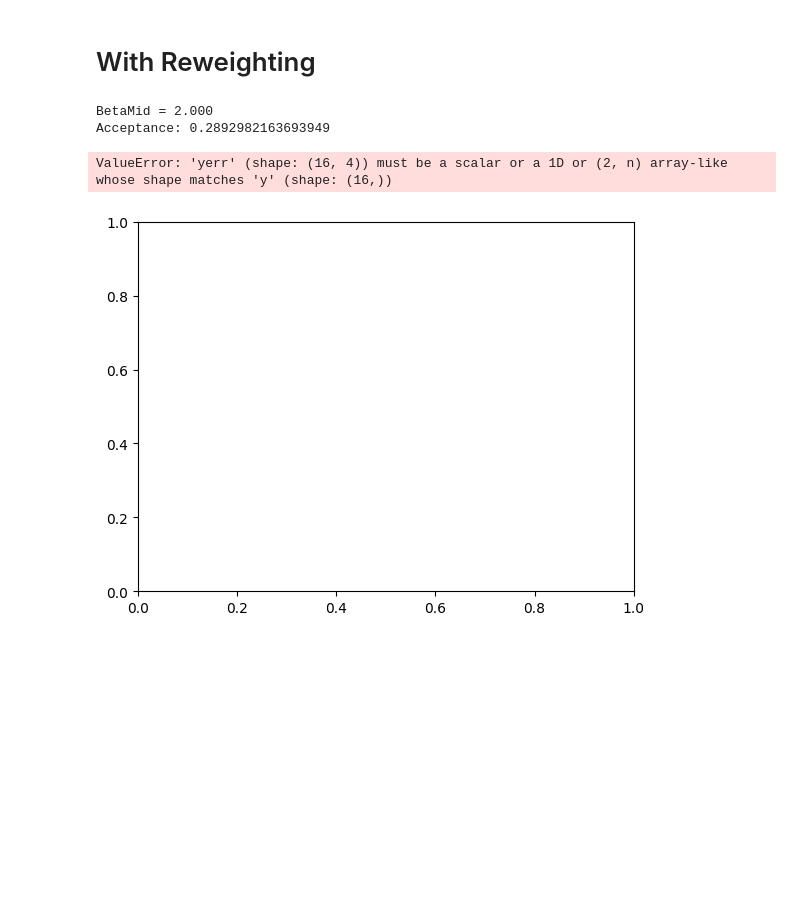
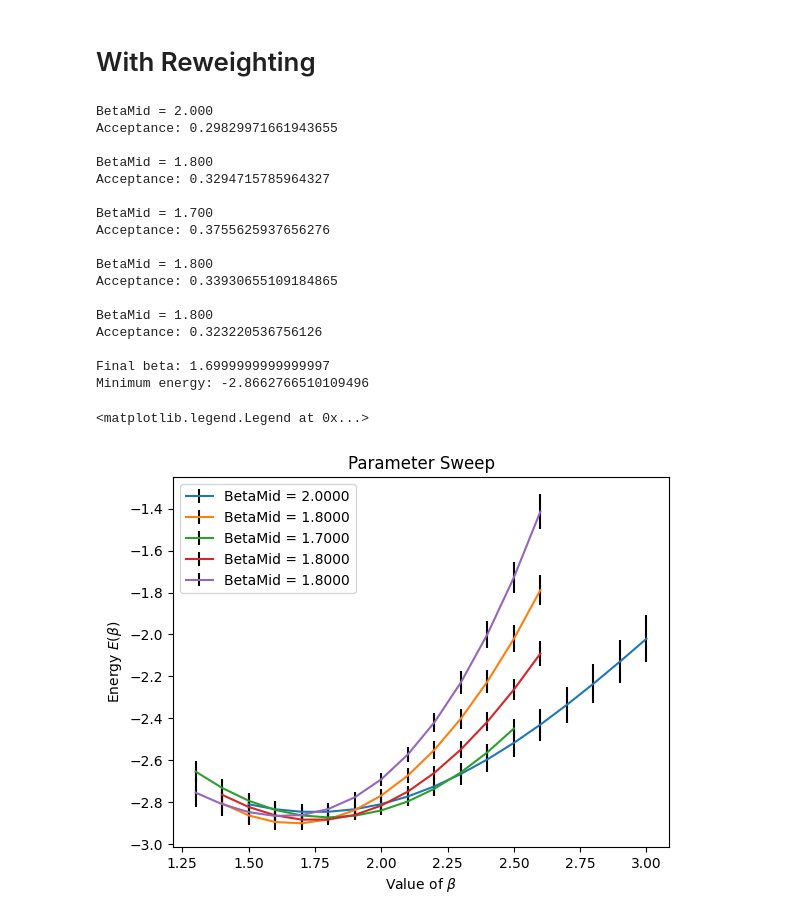
Before and after one commit to guilhermebaos/QUARMEN-Lessons, a Jupyter notebook: Computational-Solid-State/00-Exam-QMC/he.ipynb, the cells around one changed output. Saved outputs shown, nothing was run; the diff lists cells and outputs as text; code cells hidden in the pictures; blank space fills up the shorter version.

```diff
--- a/Computational-Solid-State/00-Exam-QMC/he.ipynb
+++ b/Computational-Solid-State/00-Exam-QMC/he.ipynb
@@ -215,7 +215,7 @@ for _ in range(betaSteps):
     Rs1, Rs2, Rsd = samplePos(sampleM, betaMid, delta)
     Rs1, Rs2, Rsd = Rs1[discard:], Rs2[discard:], Rsd[discard:]
     El = -betaMid**2 + betaMid * (1/Rs1 + 1/Rs2) - (2/Rs1 + 2/Rs2) + 1/Rsd
-    Neff = sampleNeff(El)
+    ave, var, timecorr, Neff = sampleNeff(El)
     for beta in bbRange:
         # Calculate weights
         ww = np.exp(-2 * (beta - betaMid) * (Rs1 + Rs2))
@@ -225,33 +225,48 @@ for _ in range(betaSteps):
         if m < 0.5:
             continue
 
         bb += [beta]
 
         El = -beta**2 + beta * (1/Rs1 + 1/Rs2) - (2/Rs1 + 2/Rs2) + 1/Rsd
         Estd += [np.std(El) / np.sqrt(Neff)]
         Ebeta += [(np.sum(El * ww)) / (np.sum(ww))]
 
     # Plot results
     plt.errorbar(bb, Ebeta, yerr=Estd, ecolor="black", label=f"BetaMid = {betaMid:.4f}")
 
     # Target function
     target = [Ebeta[i] + stdW * Estd[i] for i in range(len(bb))]
 
     betaMini = bb[target.index(min(target))]
     betaMid = betaMini
     betaRange *= betaMult
     print("")
 
 
 print(f"Final beta: {betaMini}")
 print(f"Minimum energy: {min(Ebeta)}")
 
 plt.xlabel("Value of $\\beta$")
 plt.ylabel("Energy $E(\\beta)$")
 plt.title("Parameter Sweep")
 plt.legend()
 # %% [output]
 BetaMid = 2.000
-Acceptance: 0.2892982163693949
+Acceptance: 0.29829971661943655
+
+BetaMid = 1.800
+Acceptance: 0.3294715785964327
+
+BetaMid = 1.700
+Acceptance: 0.3755625937656276
+
+BetaMid = 1.800
+Acceptance: 0.33930655109184865
+
+BetaMid = 1.800
+Acceptance: 0.323220536756126
+
+Final beta: 1.6999999999999997
+Minimum energy: -2.8662766510109496
-ValueError: 'yerr' (shape: (16, 4)) must be a scalar or a 1D or (2, n) array-like whose shape matches 'y' (shape: (16,))
+<matplotlib.legend.Legend at 0x...>
-[figure, old version]
+[figure, new version]
```
Also changed, not shown: parts of 1 cell of this notebook, 37 other files.
